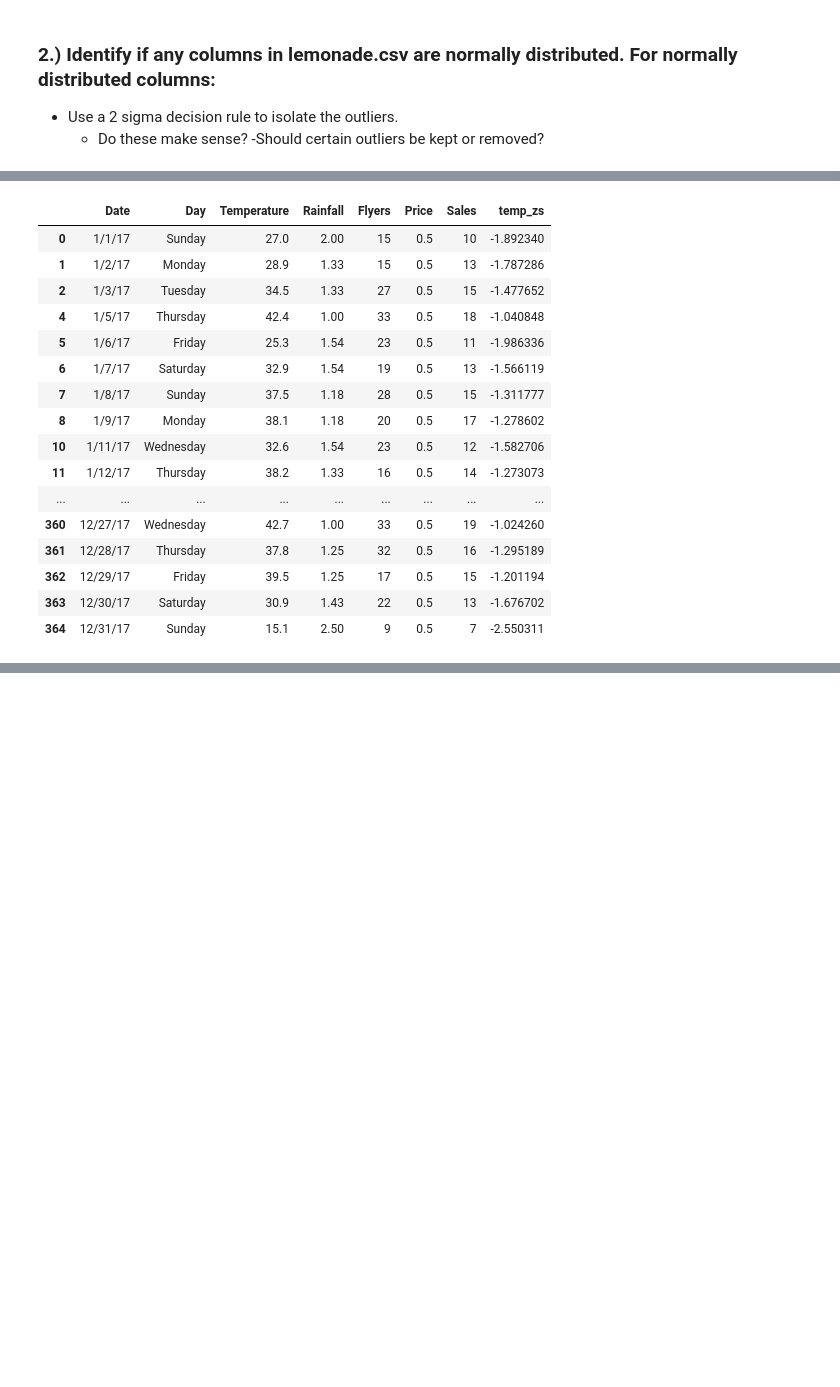
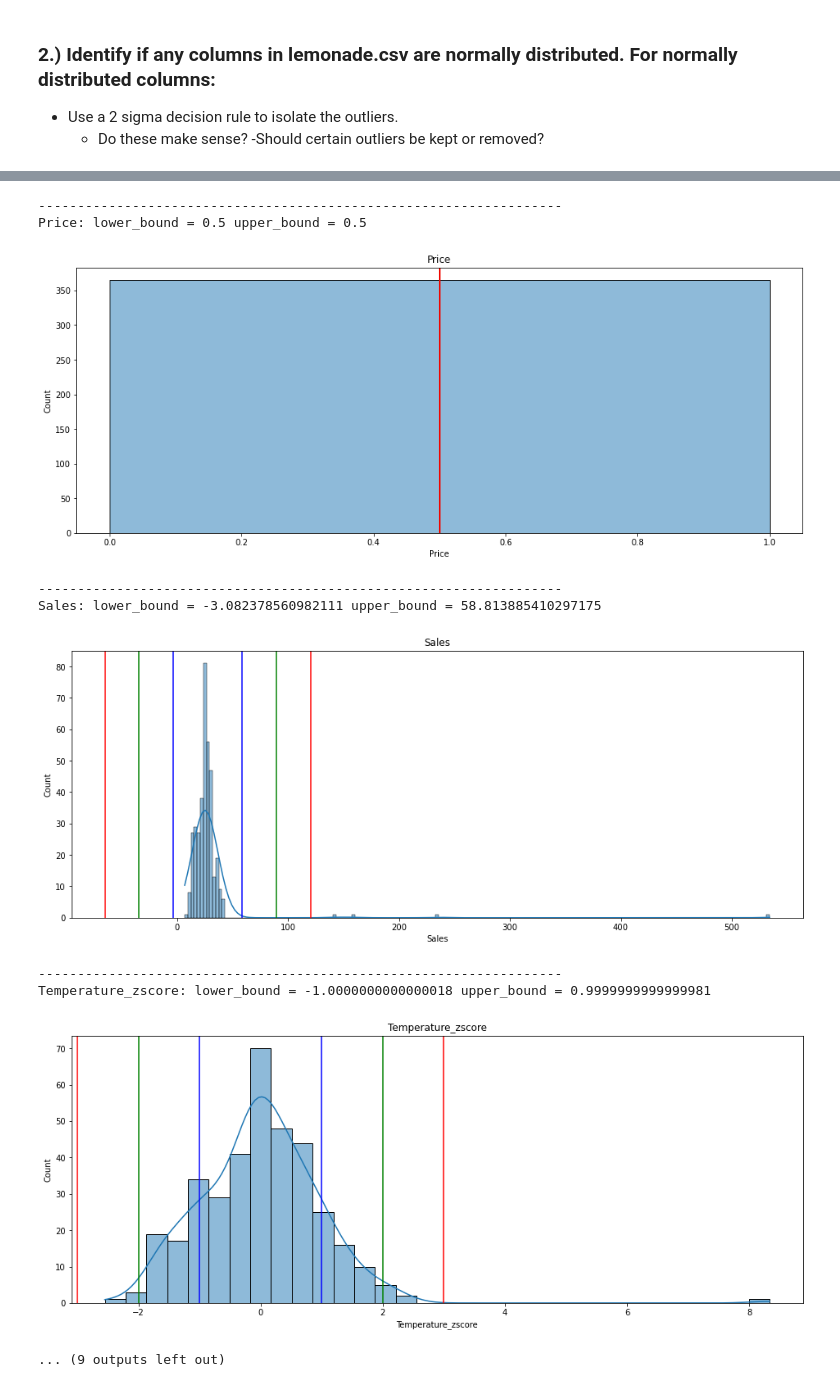
Before and after one commit to RobLMurphy92/anomaly-detection-exercises, a Jupyter notebook: continuous_probabilistic_methods_exercise.ipynb, the cells around one changed output, grey strips where cells are left out. Drawn from its saved outputs; the diff is of its cells as text; code cells hidden in the pictures; blank space fills up the shorter version.

```diff
--- a/continuous_probabilistic_methods_exercise.ipynb
+++ b/continuous_probabilistic_methods_exercise.ipynb
@@ -329,4 +381,4 @@ def outliers_standard_deviation(df, col_list, number_std = 1):
 # %%
-outliers_standard_deviation(df, df.columns, 1)
+outliers_standard_deviation_plot(df, df.columns, number_std = 1)
 # %% [output]
 Temperature: lower_bound = 43.13876523594401 upper_bound = 79.31054983254923
@@ -338,17 +384,0 @@ temp_zs: lower_bound = -1.0000000000000018 upper_bound = 0.9999999999999981
-|  | Date | Day | Temperature | Rainfall | Flyers | Price | Sales | temp_zs |
-| 0 | 1/1/17 | Sunday | 27.0 | 2.00 | 15 | 0.5 | 10 | -1.892340 |
-| 1 | 1/2/17 | Monday | 28.9 | 1.33 | 15 | 0.5 | 13 | -1.787286 |
-| 2 | 1/3/17 | Tuesday | 34.5 | 1.33 | 27 | 0.5 | 15 | -1.477652 |
-| 4 | 1/5/17 | Thursday | 42.4 | 1.00 | 33 | 0.5 | 18 | -1.040848 |
-| 5 | 1/6/17 | Friday | 25.3 | 1.54 | 23 | 0.5 | 11 | -1.986336 |
-| 6 | 1/7/17 | Saturday | 32.9 | 1.54 | 19 | 0.5 | 13 | -1.566119 |
-| 7 | 1/8/17 | Sunday | 37.5 | 1.18 | 28 | 0.5 | 15 | -1.311777 |
-| 8 | 1/9/17 | Monday | 38.1 | 1.18 | 20 | 0.5 | 17 | -1.278602 |
-| 10 | 1/11/17 | Wednesday | 32.6 | 1.54 | 23 | 0.5 | 12 | -1.582706 |
-| 11 | 1/12/17 | Thursday | 38.2 | 1.33 | 16 | 0.5 | 14 | -1.273073 |
-| ... | ... | ... | ... | ... | ... | ... | ... | ... |
-| 360 | 12/27/17 | Wednesday | 42.7 | 1.00 | 33 | 0.5 | 19 | -1.024260 |
-| 361 | 12/28/17 | Thursday | 37.8 | 1.25 | 32 | 0.5 | 16 | -1.295189 |
-| 362 | 12/29/17 | Friday | 39.5 | 1.25 | 17 | 0.5 | 15 | -1.201194 |
-| 363 | 12/30/17 | Saturday | 30.9 | 1.43 | 22 | 0.5 | 13 | -1.676702 |
-| 364 | 12/31/17 | Sunday | 15.1 | 2.50 | 9 | 0.5 | 7 | -2.550311 |
@@ -354,0 +392,10 @@ temp_zs: lower_bound = -1.0000000000000018 upper_bound = 0.9999999999999981
+-------------------------------------------------------------------
+Price: lower_bound = 0.5 upper_bound = 0.5
+[figure, added]
+-------------------------------------------------------------------
+Sales: lower_bound = -3.082378560982111 upper_bound = 58.813885410297175
+[figure, added]
+-------------------------------------------------------------------
+Temperature_zscore: lower_bound = -1.0000000000000018 upper_bound = 0.9999999999999981
+[figure, added]
+... (9 outputs left out)
```
Also changed, not shown: parts of 20 cells of this notebook.
